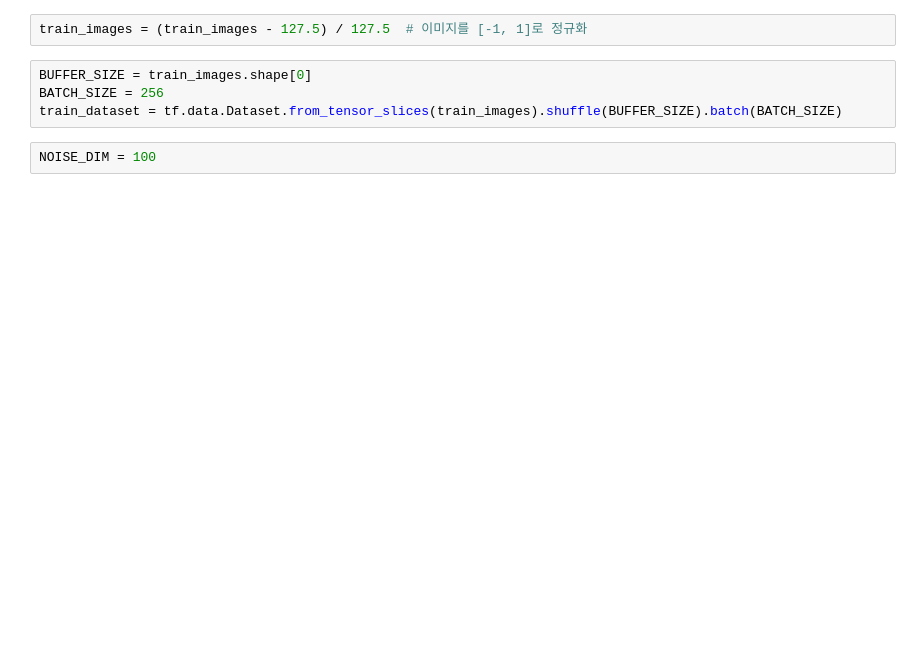
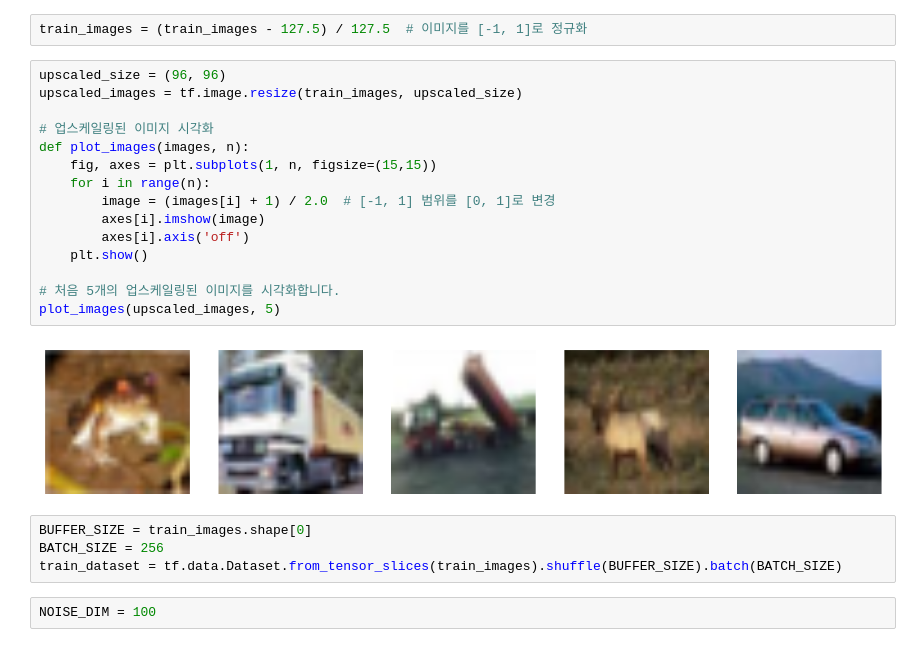
Before and after one commit to piaosan78/AIFFEL_Quest, a Jupyter notebook: Exploration_CR5/Chapter_8/GAN_Cifar10.ipynb, the cells around one changed output. Drawn from its saved outputs; the diff is of its cells as text; blank space fills up the shorter version.

```diff
--- a/Exploration_CR5/Chapter_8/GAN_Cifar10.ipynb
+++ b/Exploration_CR5/Chapter_8/GAN_Cifar10.ipynb
@@ -24,5 +18,22 @@ train_images = train_images.astype('float32')
 # %%
 train_images = (train_images - 127.5) / 127.5  # 이미지를 [-1, 1]로 정규화
+# %%
+upscaled_size = (96, 96)
+upscaled_images = tf.image.resize(train_images, upscaled_size)
+
+# 업스케일링된 이미지 시각화
+def plot_images(images, n):
+    fig, axes = plt.subplots(1, n, figsize=(15,15))
+    for i in range(n):
+        image = (images[i] + 1) / 2.0  # [-1, 1] 범위를 [0, 1]로 변경
+        axes[i].imshow(image)
+        axes[i].axis('off')
+    plt.show()
+
+# 처음 5개의 업스케일링된 이미지를 시각화합니다.
+plot_images(upscaled_images, 5)
+# %% [output]
+[figure, added]
 # %%
 BUFFER_SIZE = train_images.shape[0]
 BATCH_SIZE = 256
```
Also changed, not shown: parts of 8 cells of this notebook.
